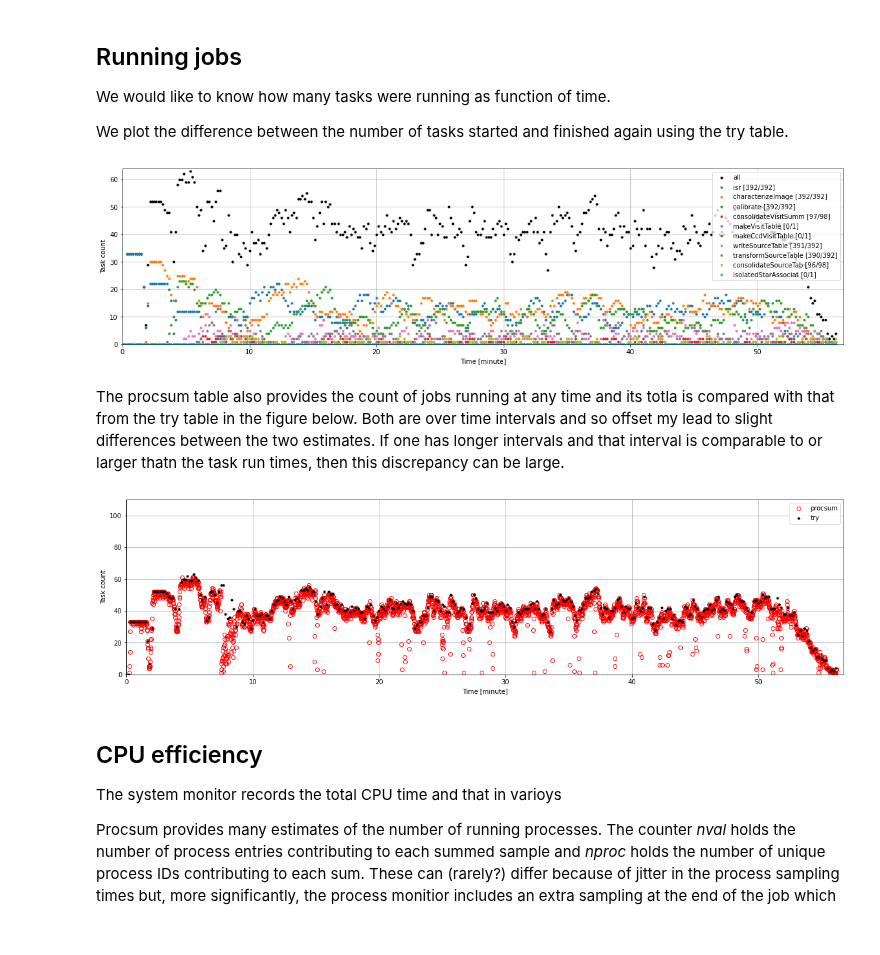
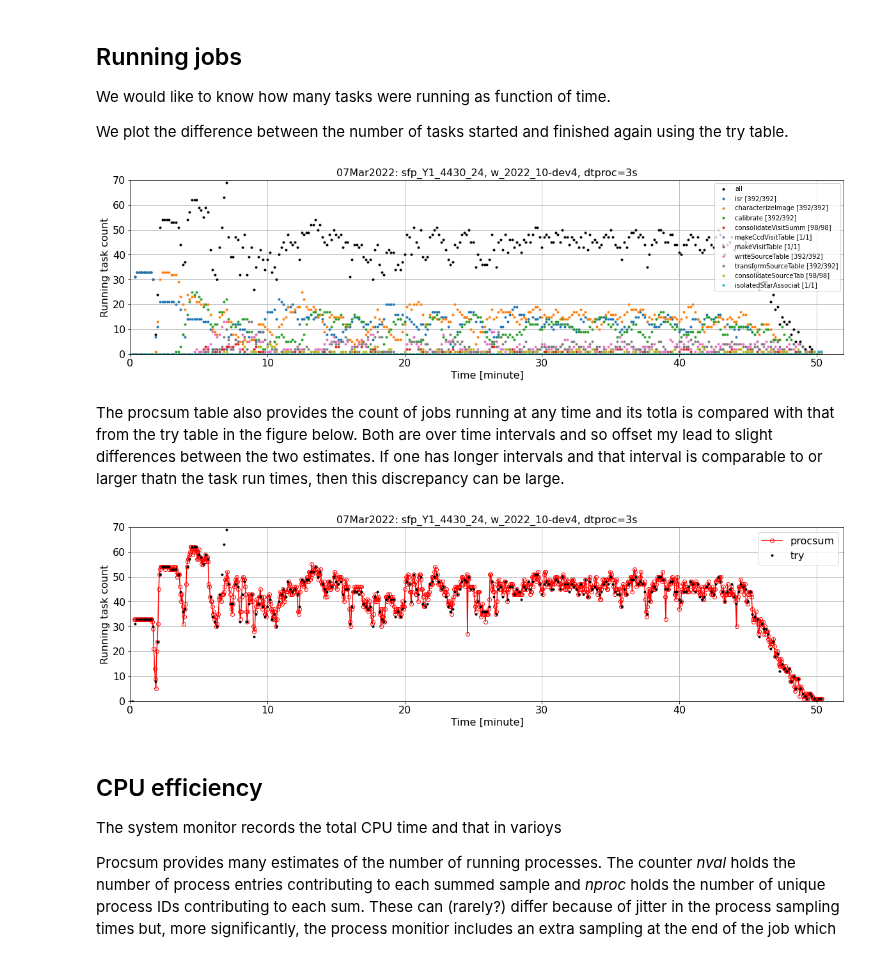
Before and after one commit to LSSTDESC/desc-wfmon, a Jupyter notebook: ipynb/monexp.ipynb, the cells around one changed output. Saved outputs shown, nothing was run; the diff lists cells and outputs as text; code cells hidden in the pictures.

```diff
--- a/ipynb/monexp.ipynb
+++ b/ipynb/monexp.ipynb
@@ -176,8 +204,8 @@ tpsm1 = psm.timestamp.min()/tunit
 tpsm2 = psm.timestamp.max()/tunit
 tsym1 = psm.timestamp.min()/tunit
 tsym2 = psm.timestamp.max()/tunit
-tmin = 0.0
-tmax = 1.01*tsym2
+if tmax <= tmin:
+    tmax = 1.01*tsym2
 
 print(f"  Proc time interval: {delt:.2f}")
 print(f"   Sys time interval: {deltsys:.2f}")
@@ -317,31 +353,40 @@ We would like to know how many tasks were running as function of time.
 
 We plot the difference between the number of tasks started and finished again using the try table.
 # %%
+xmin = tmin
+xmax = tmax
+ymin = 0
+ymax = 70
 plt.figure(figsize=(pdx, pdy))
 plt.plot(tscrun.tfix, tscrun['all'] - tscret['all'], '.', color='black', label='all')
 for itsk in range(ntsk):
     plt.plot(tscret.tfix, tscrun[itsk] - tscret[itsk], '.', color=cols[itsk%ncol], label=labs[itsk])
 plt.xlabel(f"Time [{stunit}]")
-plt.ylabel('Task count')
-plt.legend()
+plt.ylabel('Running task count')
+plt.legend(fontsize=10)
+plt.title(pttl)
+#plt.setp(plt.gca().get_legend().get_texts(), fontsize='8')
 plt.grid(True)
-junk = plt.axis([tmin, tmax, 0, 64])
+junk = plt.axis([xmin, xmax, ymin, ymax])
+plt.title(pttl)
+plt.savefig(pfx+'nrun'+sfx)
 # %% [output]
-[figure, old version]
+[figure, new version]
 # %% [markdown]
 The procsum table also provides the count of jobs running at any time and its totla is compared with that from the try table in the figure below. Both are over time intervals and so offset my lead to slight differences between the two estimates. If one has longer intervals and that interval is comparable to or larger thatn the task run times, then this discrepancy can be large.
 # %%
 plt.figure(figsize=(pdx, pdy))
-
-plt.plot(psm.tfix, psm.nproc, '.', color='red', marker='o', fillstyle='none', label='procsum')
+plt.plot(psm.tfix, psm.nproc.clip(upper=ymax), color='red', marker='o', fillstyle='none', label='procsum')
 plt.plot(tscrun.tfix, tscrun['all'] - tscret['all'], '.', color='black', label='try')
 plt.xlabel(f"Time [{stunit}]")
-plt.ylabel('Task count')
+plt.ylabel('Running task count')
 plt.legend()
 plt.grid(True)
-junk = plt.axis([tmin, tmax, 0, 110])
+junk = plt.axis([tmin, tmax, ymin, ymax])
+plt.title(pttl)
+plt.savefig(pfx+'nrun'+sfx)
 # %% [output]
-[figure, old version]
+[figure, new version]
 # %% [markdown]
 ## CPU efficiency
 
```
Also changed, not shown: parts of 13 cells of this notebook, 2 other files.
